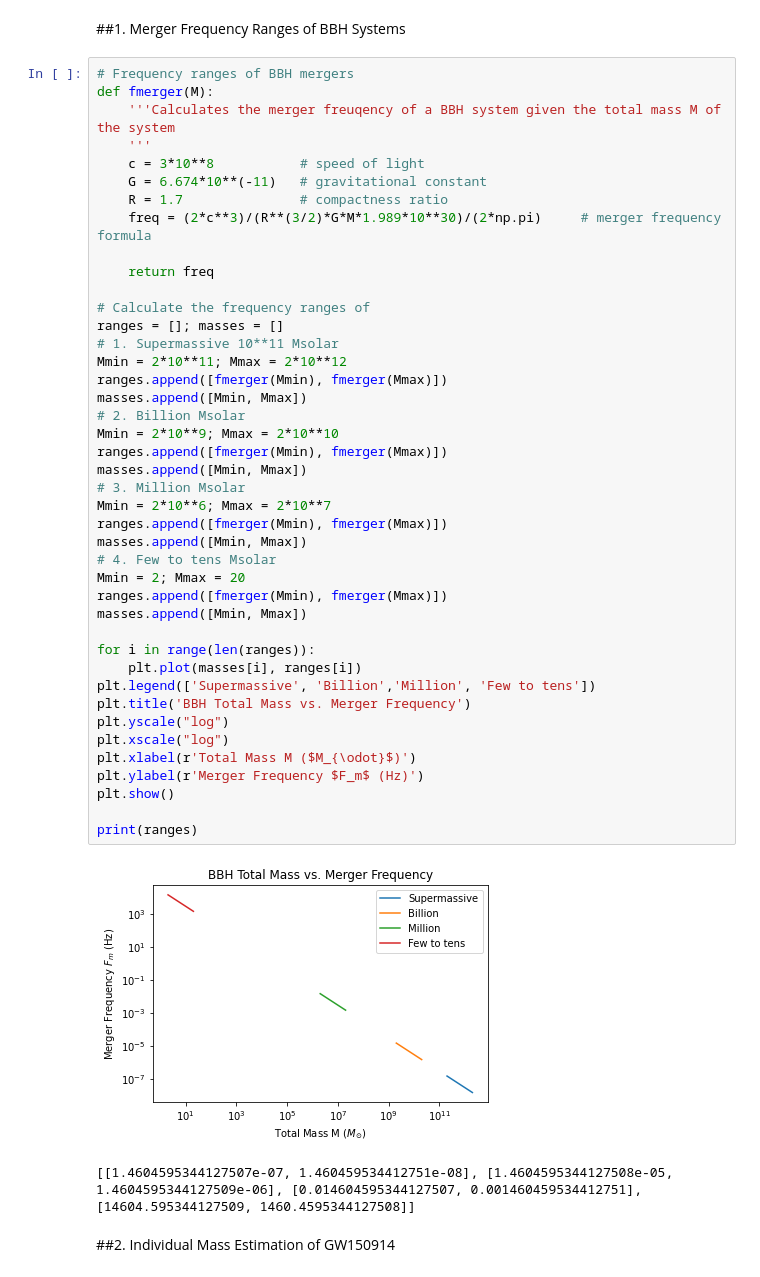
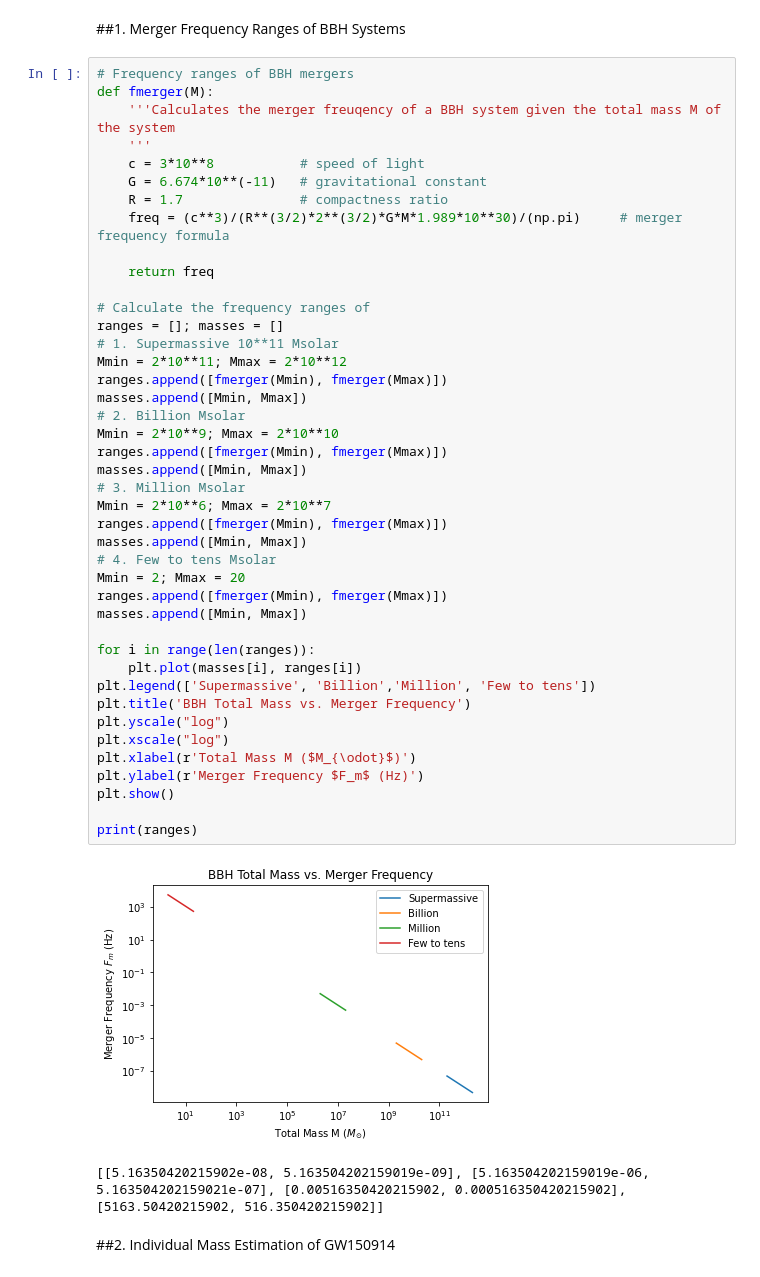
Before and after one commit to xli2522/simple-BBH-waveform, a Jupyter notebook: simple_BBH_waveform.ipynb, the cells around one changed output. Drawn from its saved outputs; the diff is of its cells as text.

```diff
--- a/simple_BBH_waveform.ipynb
+++ b/simple_BBH_waveform.ipynb
@@ -15,7 +15,7 @@ def fmerger(M):
     c = 3*10**8           # speed of light
     G = 6.674*10**(-11)   # gravitational constant
     R = 1.7               # compactness ratio
-    freq = (2*c**3)/(R**(3/2)*G*M*1.989*10**30)/(2*np.pi)     # merger frequency formula
+    freq = (c**3)/(R**(3/2)*2**(3/2)*G*M*1.989*10**30)/(np.pi)     # merger frequency formula
 
     return freq
 
@@ -23,35 +23,35 @@ def fmerger(M):
 ranges = []; masses = []
 # 1. Supermassive 10**11 Msolar
 Mmin = 2*10**11; Mmax = 2*10**12
 ranges.append([fmerger(Mmin), fmerger(Mmax)])
 masses.append([Mmin, Mmax])
 # 2. Billion Msolar
 Mmin = 2*10**9; Mmax = 2*10**10
 ranges.append([fmerger(Mmin), fmerger(Mmax)])
 masses.append([Mmin, Mmax])
 # 3. Million Msolar
 Mmin = 2*10**6; Mmax = 2*10**7
 ranges.append([fmerger(Mmin), fmerger(Mmax)])
 masses.append([Mmin, Mmax])
 # 4. Few to tens Msolar
 Mmin = 2; Mmax = 20
 ranges.append([fmerger(Mmin), fmerger(Mmax)])
 masses.append([Mmin, Mmax])
 
 for i in range(len(ranges)):
     plt.plot(masses[i], ranges[i])
 plt.legend(['Supermassive', 'Billion','Million', 'Few to tens'])
 plt.title('BBH Total Mass vs. Merger Frequency')
 plt.yscale("log")
 plt.xscale("log")
 plt.xlabel(r'Total Mass M ($M_{\odot}$)')
 plt.ylabel(r'Merger Frequency $F_m$ (Hz)')
 plt.show()
 
 print(ranges)
 # %% [output]
-[figure, old version]
+[figure, new version]
-[[1.4604595344127507e-07, 1.460459534412751e-08], [1.4604595344127508e-05, 1.4604595344127509e-06], [0.014604595344127507, 0.001460459534412751], [14604.595344127509, 1460.4595344127508]]
+[[5.16350420215902e-08, 5.163504202159019e-09], [5.163504202159019e-06, 5.163504202159021e-07], [0.00516350420215902, 0.000516350420215902], [5163.50420215902, 516.350420215902]]
 # %% [markdown]
 ##2. Individual Mass Estimation of GW150914
 # %%
```
Also changed, not shown: parts of 3 cells of this notebook.
